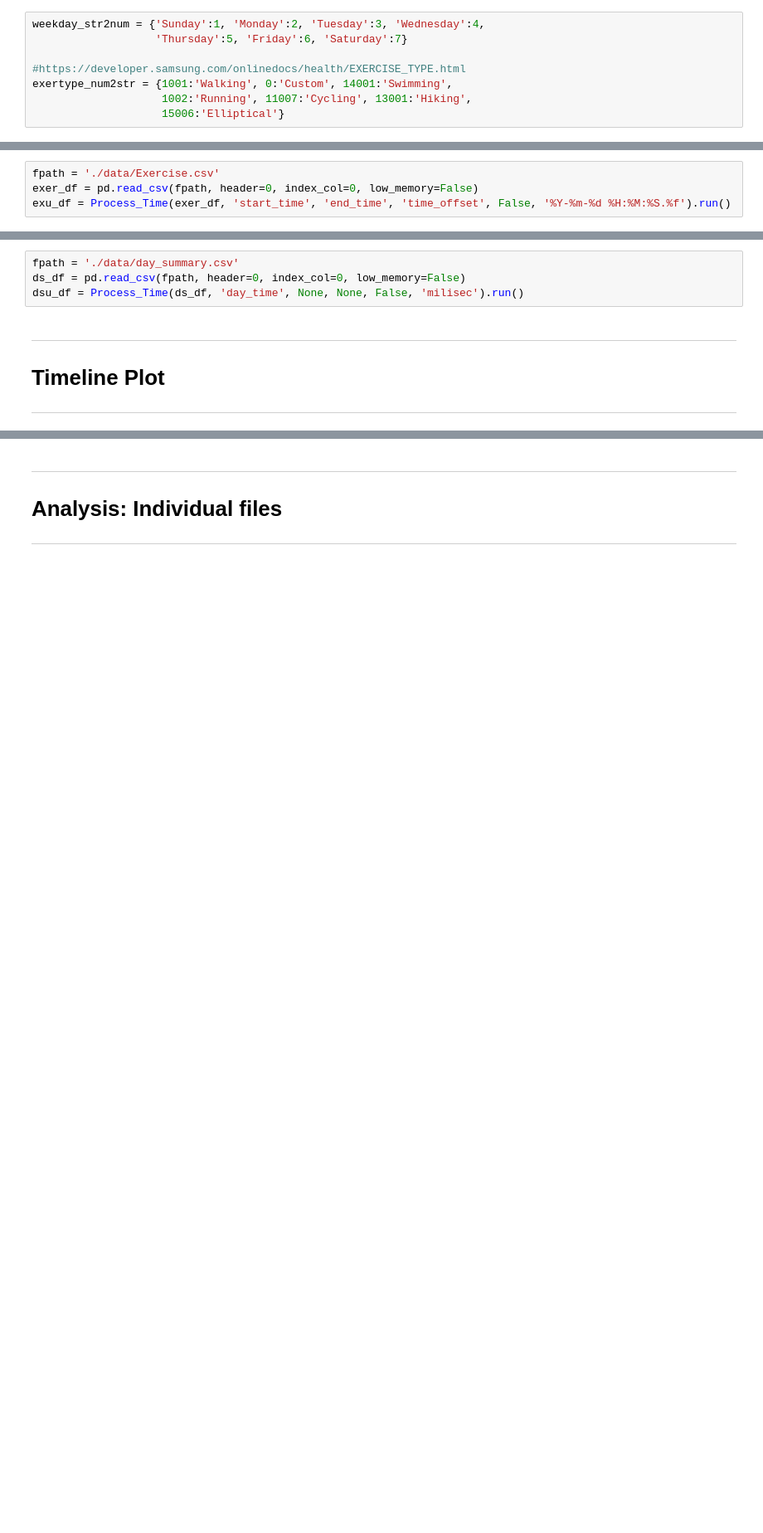
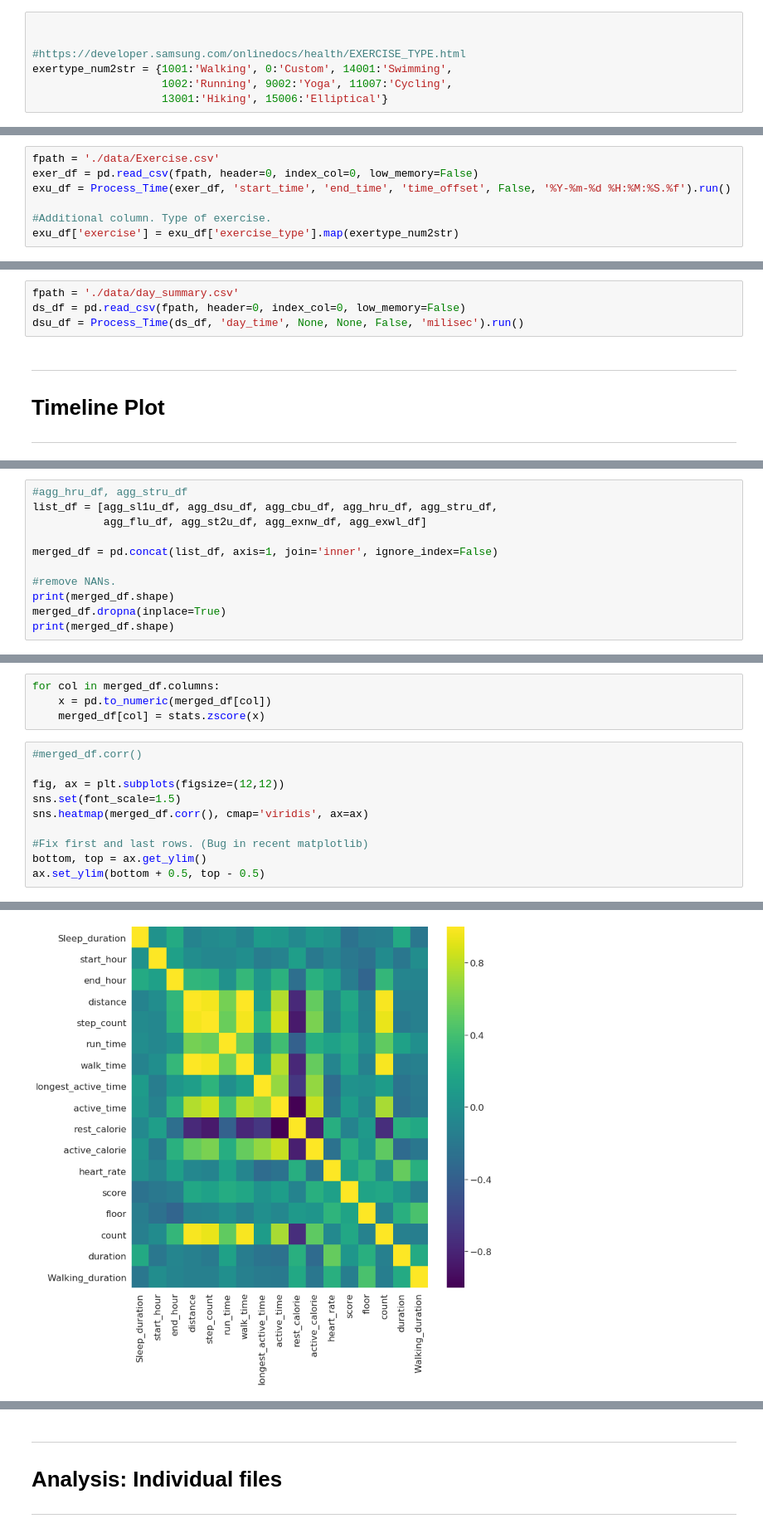
Before and after one commit to Heringer-Epson/health_analysis, a Jupyter notebook: Project_Epson.ipynb, the cells around one changed output, grey strips where cells are left out. Shown at 83% size. Saved outputs shown, nothing was run; the diff lists cells and outputs as text; blank space fills up the shorter version.

```diff
--- a/Project_Epson.ipynb
+++ b/Project_Epson.ipynb
@@ -180,13 +124,12 @@ def is_workday(is_holiday, weekday_num):
     else:
         return 1
 # %%
-weekday_str2num = {'Sunday':1, 'Monday':2, 'Tuesday':3, 'Wednesday':4,
-                   'Thursday':5, 'Friday':6, 'Saturday':7}
+
 
 #https://developer.samsung.com/onlinedocs/health/EXERCISE_TYPE.html
 exertype_num2str = {1001:'Walking', 0:'Custom', 14001:'Swimming',
-                    1002:'Running', 11007:'Cycling', 13001:'Hiking',
-                    15006:'Elliptical'}
+                    1002:'Running', 9002:'Yoga', 11007:'Cycling',
+                    13001:'Hiking', 15006:'Elliptical'}
 # %% [markdown]
 #### Utilities
 # %%
@@ -230,6 +173,9 @@ stru_df = Process_Time(stress_df, 'start_time', 'end_time', 'time_offset', False
 fpath = './data/Exercise.csv'
 exer_df = pd.read_csv(fpath, header=0, index_col=0, low_memory=False)
 exu_df = Process_Time(exer_df, 'start_time', 'end_time', 'time_offset', False, '%Y-%m-%d %H:%M:%S.%f').run()
+
+#Additional column. Type of exercise.
+exu_df['exercise'] = exu_df['exercise_type'].map(exertype_num2str)
 # %%
 fpath = './data/step_count.csv'
 step1_df = pd.read_csv(fpath, header=0, index_col=0, low_memory=False)
@@ -335,0 +341,11 @@ fig.autofmt_xdate()
+# %%
+#agg_hru_df, agg_stru_df
+list_df = [agg_sl1u_df, agg_dsu_df, agg_cbu_df, agg_hru_df, agg_stru_df,
+           agg_flu_df, agg_st2u_df, agg_exnw_df, agg_exwl_df]
+
+merged_df = pd.concat(list_df, axis=1, join='inner', ignore_index=False)
+
+#remove NANs.
+print(merged_df.shape)
+merged_df.dropna(inplace=True)
+print(merged_df.shape)
@@ -335,0 +355,15 @@ fig.autofmt_xdate()
+# %%
+for col in merged_df.columns:
+    x = pd.to_numeric(merged_df[col])
+    merged_df[col] = stats.zscore(x)
+# %%
+#merged_df.corr()
+
+fig, ax = plt.subplots(figsize=(12,12))
+sns.set(font_scale=1.5)
+sns.heatmap(merged_df.corr(), cmap='viridis', ax=ax)
+
+#Fix first and last rows. (Bug in recent matplotlib)
+bottom, top = ax.get_ylim()
+ax.set_ylim(bottom + 0.5, top - 0.5)
+# %% [output]
@@ -335,0 +371 @@ fig.autofmt_xdate()
+[figure, added]
```
Also changed, not shown: parts of 9 cells of this notebook, 8 other files.
